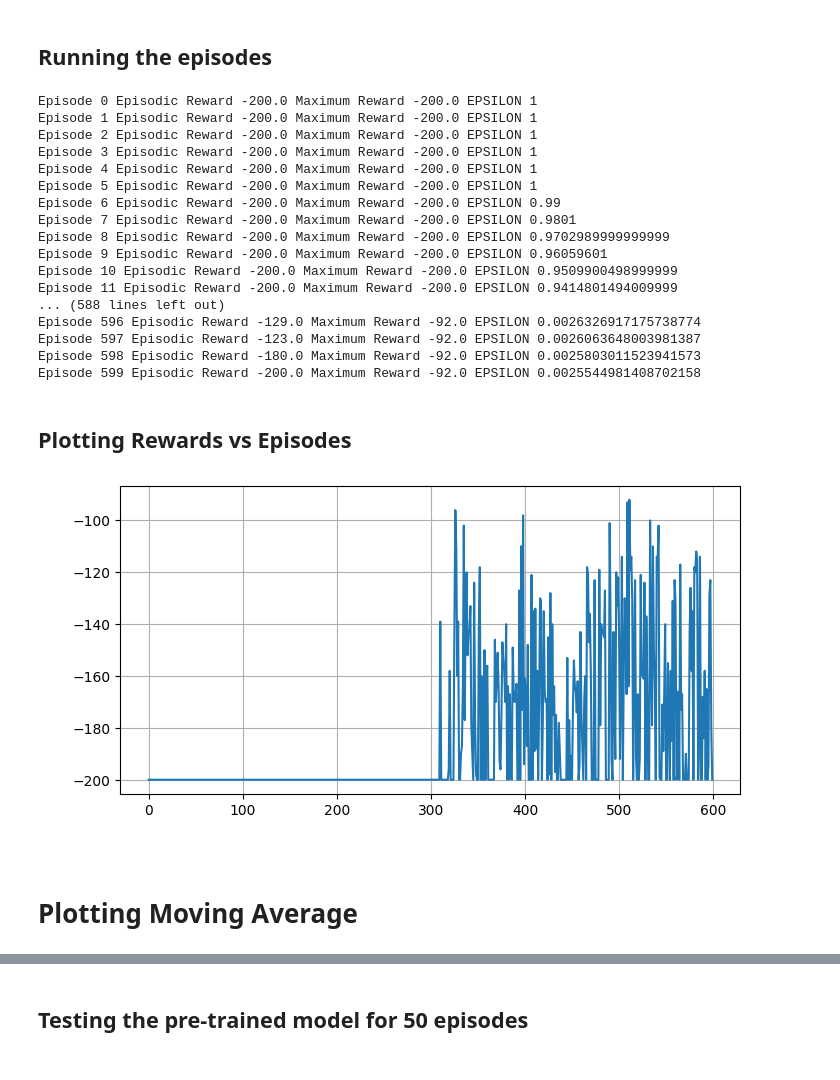
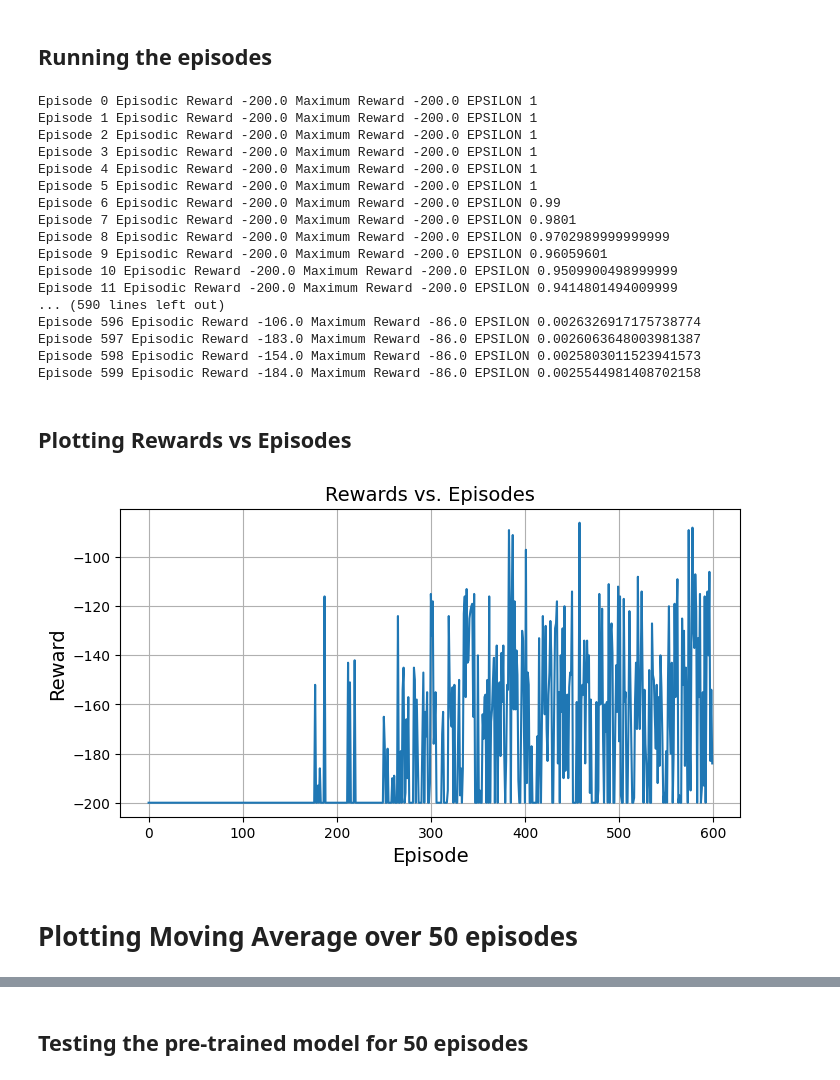
Before and after one commit to akshatakarjun/DQN_MountainCar, a Jupyter notebook: DQN_MountainCar/merge_final1_new.ipynb, the cells around one changed output, grey strips where cells are left out. Cells and saved outputs as stored; diff of their text form; code cells hidden in the pictures.

Commit message:
updated the first graph

```diff
--- a/DQN_MountainCar/merge_final1_new.ipynb
+++ b/DQN_MountainCar/merge_final1_new.ipynb
@@ -33,7 +51,7 @@ MINIMUM_REPLAY_MEMORY = 1_000
 # The number of sample we fetch from the experience replay during training
 MINIBATCH_SIZE = 32
 # The hyperparameter which balances exploration and exploitation by agent
-EPSILON = 0.2
+EPSILON = 1
 # The rate at which the epsilon decreases
 EPSILON_DECAY = 0.99
 MINIMUM_EPSILON = 0.001
@@ -145,7 +163,7 @@ def training_step(MINIBATCH_SIZE):
     # retrieving the array of values from the replay buffer
     minibatch, X_cur_states, X_next_states = sample_experience(MINIBATCH_SIZE)
     # predict state action values
-    cur_action_values = model.predict(X_cur_states, verbose=0)
+    cur_action_values = np.zeros((32, 3))
 
     # action values for the next_states taken from our agent (Q network)
     next_action_values = model.predict(X_next_states, verbose=0)
@@ -214,25 +232,26 @@ Episode 8 Episodic Reward -200.0 Maximum Reward -200.0 EPSILON 0.970298999999999
 Episode 9 Episodic Reward -200.0 Maximum Reward -200.0 EPSILON 0.96059601
 Episode 10 Episodic Reward -200.0 Maximum Reward -200.0 EPSILON 0.9509900498999999
 Episode 11 Episodic Reward -200.0 Maximum Reward -200.0 EPSILON 0.9414801494009999
-... (588 lines left out)
-Episode 596 Episodic Reward -129.0 Maximum Reward -92.0 EPSILON 0.0026326917175738774
-Episode 597 Episodic Reward -123.0 Maximum Reward -92.0 EPSILON 0.0026063648003981387
-Episode 598 Episodic Reward -180.0 Maximum Reward -92.0 EPSILON 0.0025803011523941573
-Episode 599 Episodic Reward -200.0 Maximum Reward -92.0 EPSILON 0.0025544981408702158
+... (590 lines left out)
+Episode 596 Episodic Reward -106.0 Maximum Reward -86.0 EPSILON 0.0026326917175738774
+Episode 597 Episodic Reward -183.0 Maximum Reward -86.0 EPSILON 0.0026063648003981387
+Episode 598 Episodic Reward -154.0 Maximum Reward -86.0 EPSILON 0.0025803011523941573
+Episode 599 Episodic Reward -184.0 Maximum Reward -86.0 EPSILON 0.0025544981408702158
 # %% [markdown]
 ## Plotting Rewards vs Episodes
 # %%
-model.set_weights(best_weights)
+# model.set_weights(best_weights)
 plt.figure(figsize=(8, 4))
 plt.plot(rewards)
-plt.xlabel(" ", fontsize=14)
-plt.ylabel(" ", fontsize=14)
+plt.xlabel("Episode", fontsize=14)
+plt.ylabel("Reward", fontsize=14)
+plt.title("Rewards vs. Episodes", fontsize=14)
 plt.grid(True)
 plt.show()
 # %% [output]
-[figure, old version]
+[figure, new version]
 # %% [markdown]
-# Plotting Moving Average
+# Plotting Moving Average over 50 episodes
 # %%
 mean_rewards = np.zeros(600)
 for t in range(600):
```
Also changed, not shown: parts of 2 cells of this notebook.
